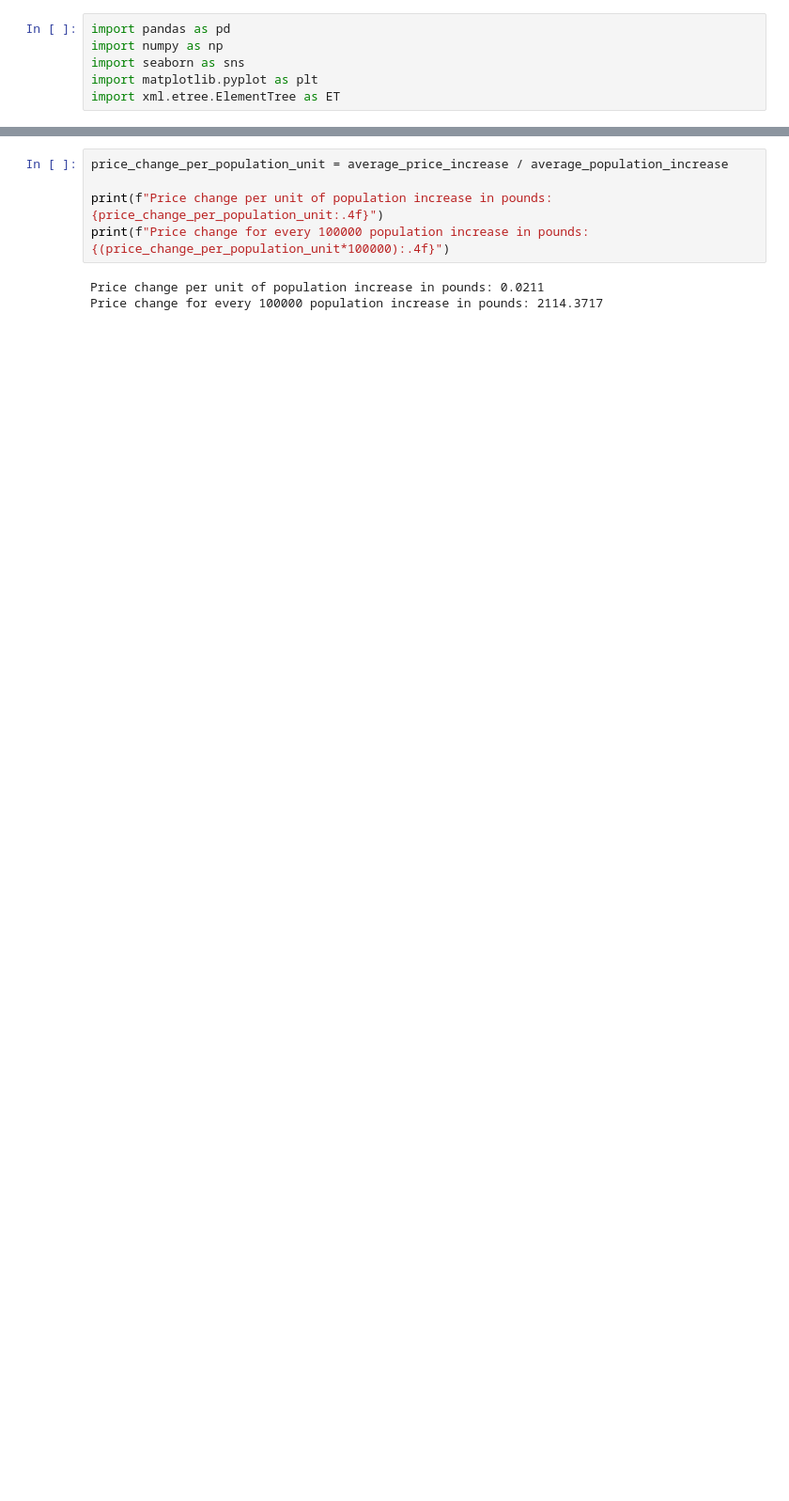
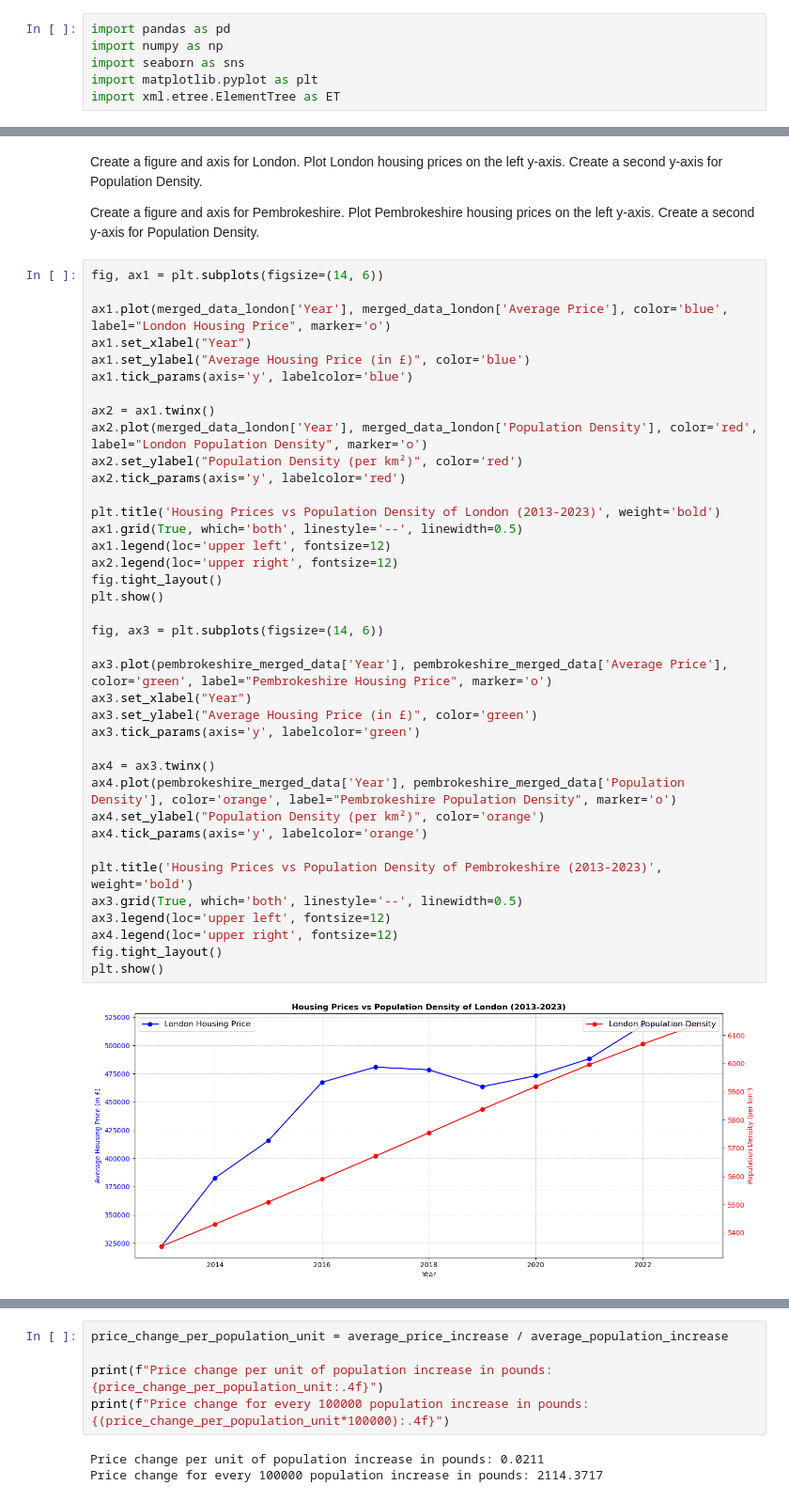
Before and after one commit to tuanady/Population-Density-and-Housing-Prices-in-the-UK, a Jupyter notebook: Housing Prices and Population/data_wrangling.ipynb, the cells around one changed output, grey strips where cells are left out. Shown at 94% size. Saved outputs shown, nothing was run; the diff lists cells and outputs as text; blank space fills up the shorter version.

```diff
--- a/Housing Prices and Population/data_wrangling.ipynb
+++ b/Housing Prices and Population/data_wrangling.ipynb
@@ -470,0 +303,48 @@ Average yearly housing prices increase (2013-2023) in pounds: 8114.82
+# %% [markdown]
+Create a figure and axis for London.
+Plot London housing prices on the left y-axis.
+Create a second y-axis for Population Density.
+
+Create a figure and axis for Pembrokeshire.
+Plot Pembrokeshire housing prices on the left y-axis.
+Create a second y-axis for Population Density.
+# %%
+fig, ax1 = plt.subplots(figsize=(14, 6))
+
+ax1.plot(merged_data_london['Year'], merged_data_london['Average Price'], color='blue', label="London Housing Price", marker='o')
+ax1.set_xlabel("Year")
+ax1.set_ylabel("Average Housing Price (in £)", color='blue')
+ax1.tick_params(axis='y', labelcolor='blue')
+
+ax2 = ax1.twinx()
+ax2.plot(merged_data_london['Year'], merged_data_london['Population Density'], color='red', label="London Population Density", marker='o')
+ax2.set_ylabel("Population Density (per km²)", color='red')
+ax2.tick_params(axis='y', labelcolor='red')
+
+plt.title('Housing Prices vs Population Density of London (2013-2023)', weight='bold')
+ax1.grid(True, which='both', linestyle='--', linewidth=0.5)
+ax1.legend(loc='upper left', fontsize=12)
+ax2.legend(loc='upper right', fontsize=12)
+fig.tight_layout()
+plt.show()
+
+fig, ax3 = plt.subplots(figsize=(14, 6))
+
+ax3.plot(pembrokeshire_merged_data['Year'], pembrokeshire_merged_data['Average Price'], color='green', label="Pembrokeshire Housing Price", marker='o')
+ax3.set_xlabel("Year")
+ax3.set_ylabel("Average Housing Price (in £)", color='green')
+ax3.tick_params(axis='y', labelcolor='green')
+
+ax4 = ax3.twinx()
+ax4.plot(pembrokeshire_merged_data['Year'], pembrokeshire_merged_data['Population Density'], color='orange', label="Pembrokeshire Population Density", marker='o')
+ax4.set_ylabel("Population Density (per km²)", color='orange')
+ax4.tick_params(axis='y', labelcolor='orange')
+
+plt.title('Housing Prices vs Population Density of Pembrokeshire (2013-2023)', weight='bold')
+ax3.grid(True, which='both', linestyle='--', linewidth=0.5)
+ax3.legend(loc='upper left', fontsize=12)
+ax4.legend(loc='upper right', fontsize=12)
+fig.tight_layout()
+plt.show()
+# %% [output]
+[figure, added]
```
Also changed, not shown: parts of 48 cells of this notebook.
